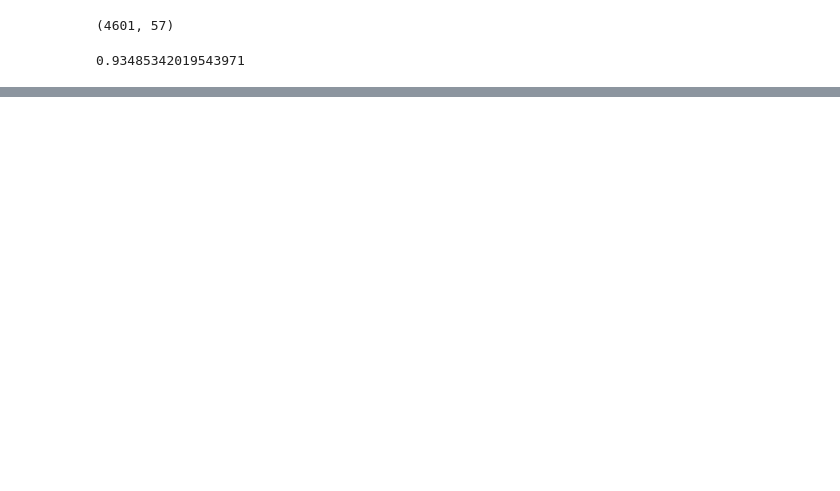
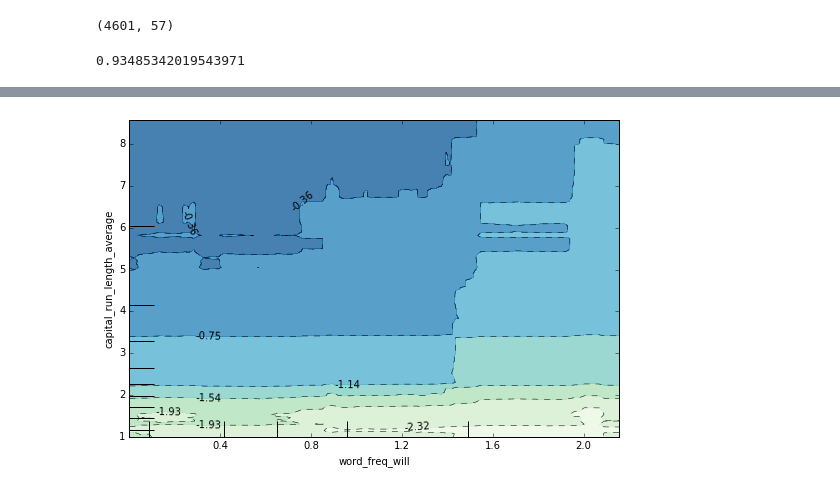
Before and after one commit to EloisaElias/Elo_portfolio, a Jupyter notebook: 26_AdaBoost_Classifier.ipynb, the cells around one changed output, grey strips where cells are left out. Cells and saved outputs as stored; diff of their text form; code cells hidden in the pictures; blank space fills up the shorter version.

```diff
--- a/26_AdaBoost_Classifier.ipynb
+++ b/26_AdaBoost_Classifier.ipynb
@@ -106,0 +257,8 @@ accuracy_score(y_test, aboost.predict(X_test))
+# %%
+plot_partial_dependence(gboost_best, X_train, [target_features],
+                        feature_names=feature_names,
+                        contour_kw={'cmap':plt.cm.GnBu},
+                        figsize=(8, 8))
+plt.show()
+# %% [output]
+[figure, added]
```
Also changed, not shown: parts of 22 cells of this notebook.
